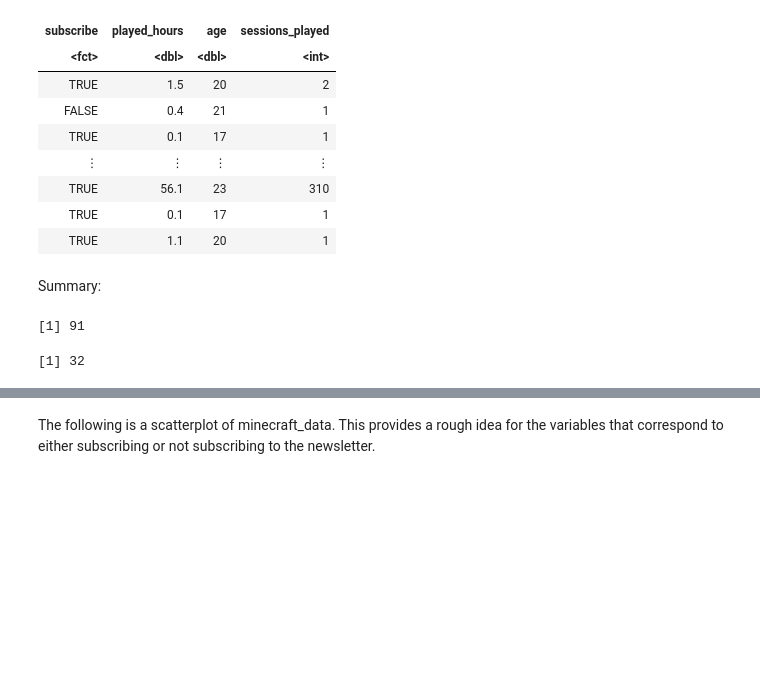
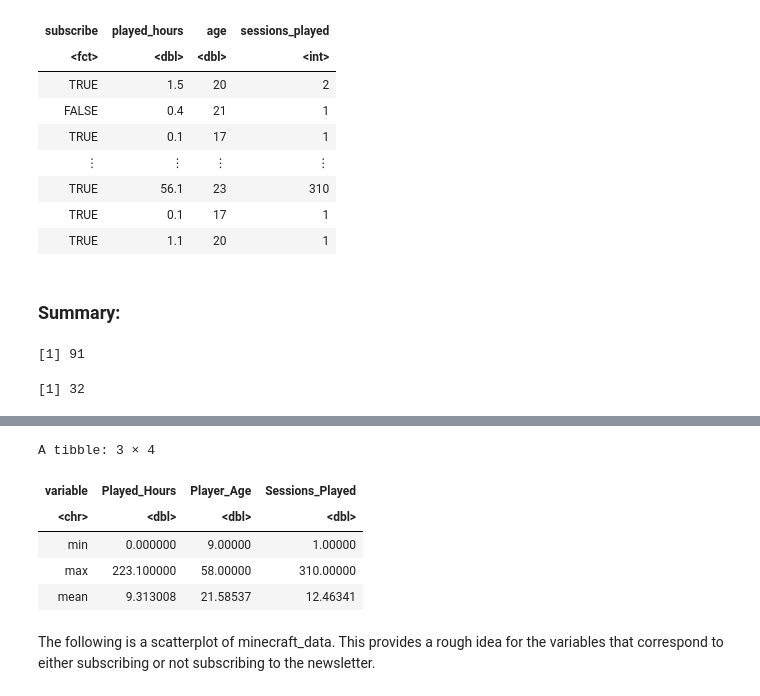
Before and after one commit to kendra2070/group_project, a Jupyter notebook: project_16.ipynb, the cells around one changed output, grey strips where cells are left out. Saved outputs shown, nothing was run; the diff lists cells and outputs as text; code cells hidden in the pictures; blank space fills up the shorter version.

Commit message:
added max,min,mean summary stats table

```diff
--- a/project_16.ipynb
+++ b/project_16.ipynb
@@ -98,7 +98,7 @@ A data.frame: 123 × 4
 | TRUE | 0.1 | 17 | 1 |
 | TRUE | 1.1 | 20 | 1 |
 # %% [markdown]
-Summary:
+### Summary:
 # %%
 subscribed_true <- minecraft_data |>
 filter(subscribe == TRUE) |>
@@ -108,6 +108,41 @@ filter(subscribe == FALSE) |>
 nrow()
 subscribed_true
 subscribed_false
+
+# summary statistics
+minecraft_summary_table = minecraft_data |>
+        summarize(
+            # played_hours stats
+                min_played_hours = min(played_hours, na.rm = TRUE),
+                max_played_hours = max(played_hours, na.rm = TRUE),
+                mean_played_hours = mean(played_hours, na.rm = TRUE),
+            # age stats
+                min_age = min(age, na.rm = TRUE),
+                max_age = max(age, na.rm = TRUE),
+                mean_age = mean(age, na.rm = TRUE),
+            # sessions_played stats
+                min_sessions = min(sessions_played, na.rm = TRUE),
+                max_sessions = max(sessions_played, na.rm = TRUE),
+                mean_sessions = mean(sessions_played, na.rm = TRUE)
+            ) |>
+  pivot_longer(
+    cols = everything(),
+    names_to = c("variable", "statistic"),
+    names_sep = "_",
+    values_to = "value"
+  ) |>
+  pivot_wider(
+    names_from = statistic,
+    values_from = value
+  )
+
+minecraft_summary_table <- minecraft_summary_table |>
+  rename(
+    Played_Hours     = played,
+    Player_Age       = age,
+    Sessions_Played  = sessions
+  )
+minecraft_summary_table
 # %% [output]
 [1] 91
 [1] 32
@@ -114,3 +151,9 @@ subscribed_false
+A tibble: 3 × 4
+| variable | Played_Hours | Player_Age | Sessions_Played |
+| <chr> | <dbl> | <dbl> | <dbl> |
+| min | 0.000000 | 9.00000 | 1.00000 |
+| max | 223.100000 | 58.00000 | 310.00000 |
+| mean | 9.313008 | 21.58537 | 12.46341 |
 # %% [markdown]
 The following is a scatterplot of minecraft_data. This provides a rough idea for the variables that correspond to either subscribing or not subscribing to the newsletter.
 # %%
```
Also changed, not shown: parts of 2 cells of this notebook.
